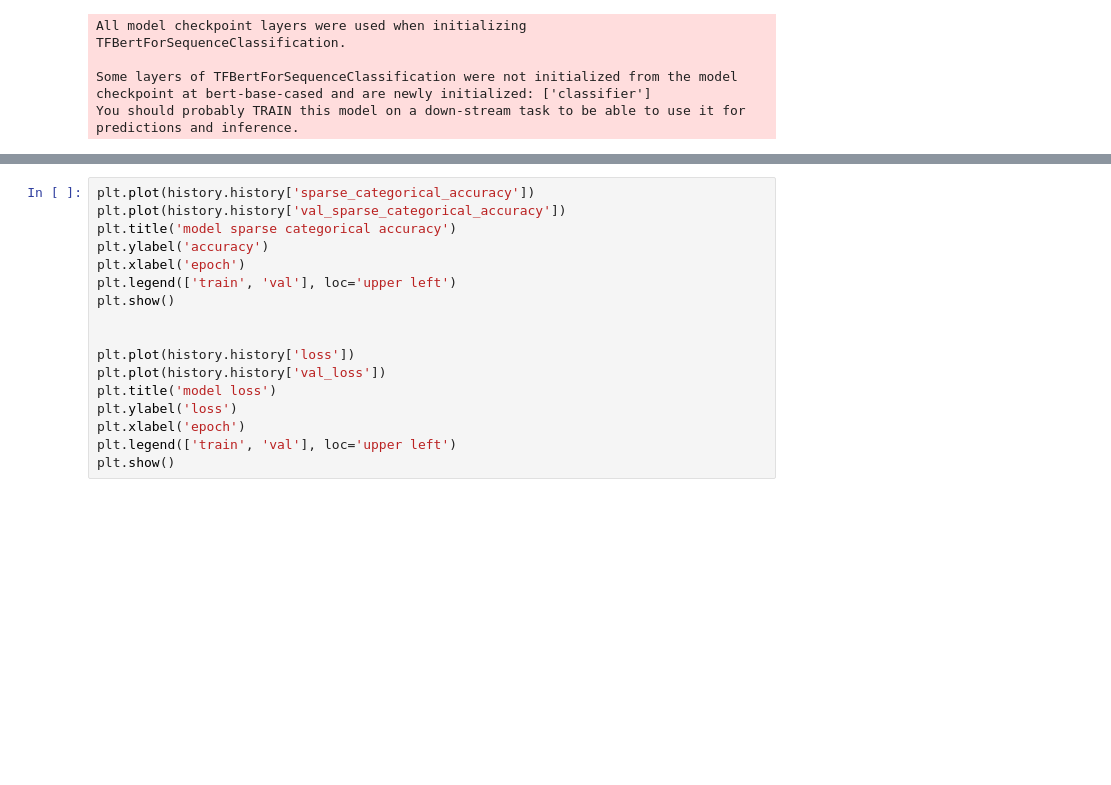
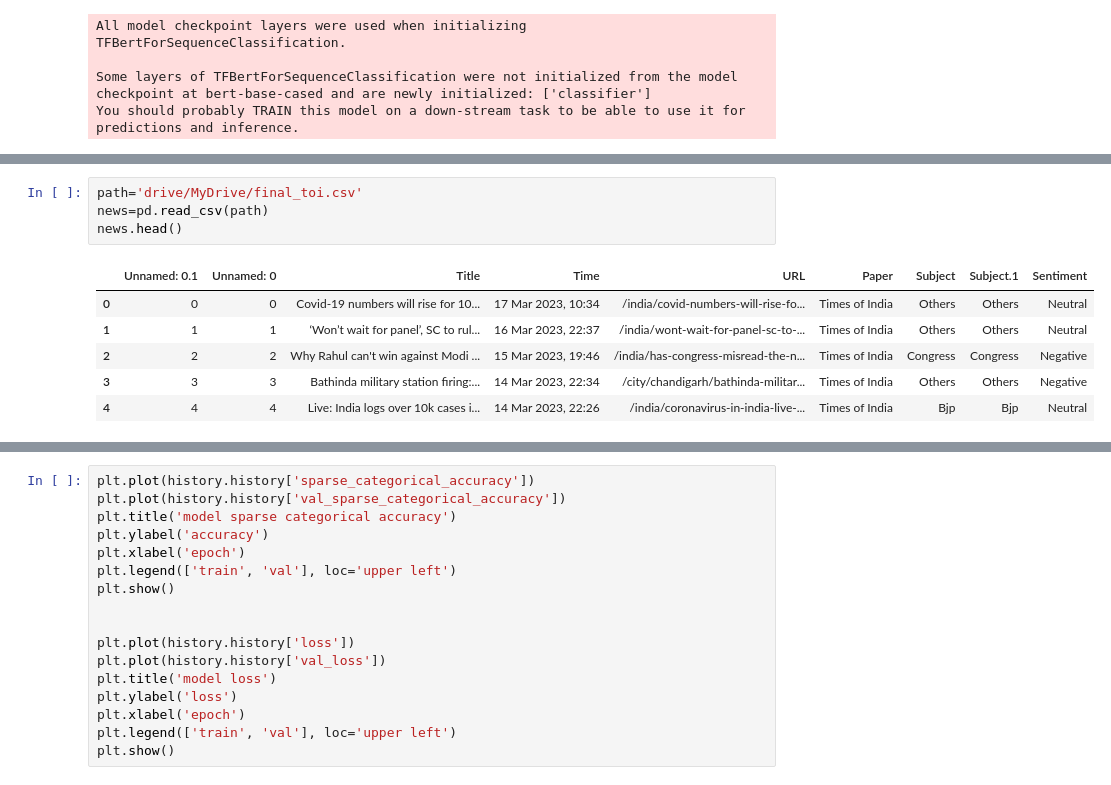
Before and after one commit to ritwika2000/Political_sentiment_analysis, a Jupyter notebook: Subject_prediction_bert.ipynb, the cells around one changed output, grey strips where cells are left out. Saved outputs shown, nothing was run; the diff lists cells and outputs as text; blank space fills up the shorter version.

```diff
--- a/Subject_prediction_bert.ipynb
+++ b/Subject_prediction_bert.ipynb
@@ -338,0 +348,11 @@ Epoch 2/2
+# %%
+path='drive/MyDrive/final_toi.csv'
+news=pd.read_csv(path)
+news.head()
+# %% [output]
+|  | Unnamed: 0.1 | Unnamed: 0 | Title | Time | URL | Paper | Subject | Subject.1 | Sentiment |
+| 0 | 0 | 0 | Covid-19 numbers will rise for 10... | 17 Mar 2023, 10:34 | /india/covid-numbers-will-rise-fo... | Times of India | Others | Others | Neutral |
+| 1 | 1 | 1 | ‘Won’t wait for panel’, SC to rul... | 16 Mar 2023, 22:37 | /india/wont-wait-for-panel-sc-to-... | Times of India | Others | Others | Neutral |
+| 2 | 2 | 2 | Why Rahul can't win against Modi ... | 15 Mar 2023, 19:46 | /india/has-congress-misread-the-n... | Times of India | Congress | Congress | Negative |
+| 3 | 3 | 3 | Bathinda military station firing:... | 14 Mar 2023, 22:34 | /city/chandigarh/bathinda-militar... | Times of India | Others | Others | Negative |
+| 4 | 4 | 4 | Live: India logs over 10k cases i... | 14 Mar 2023, 22:26 | /india/coronavirus-in-india-live-... | Times of India | Bjp | Bjp | Neutral |
```
Also changed, not shown: parts of 7 cells of this notebook.
